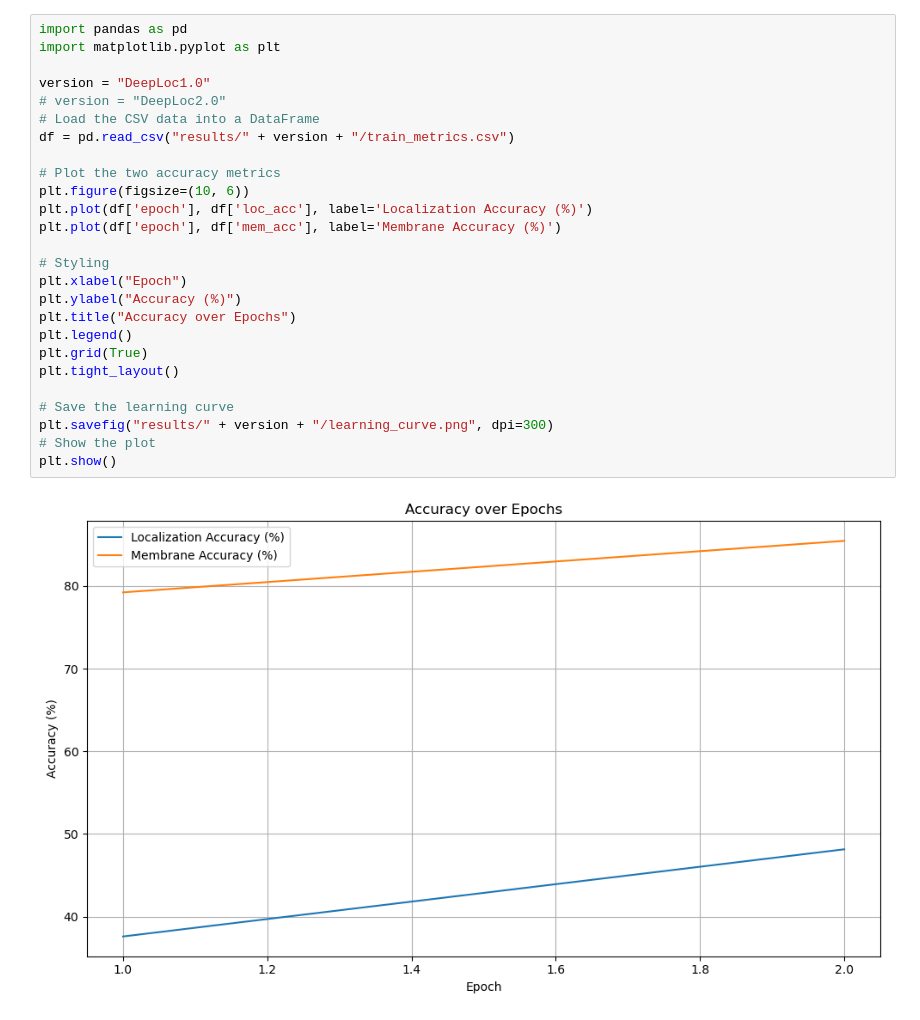
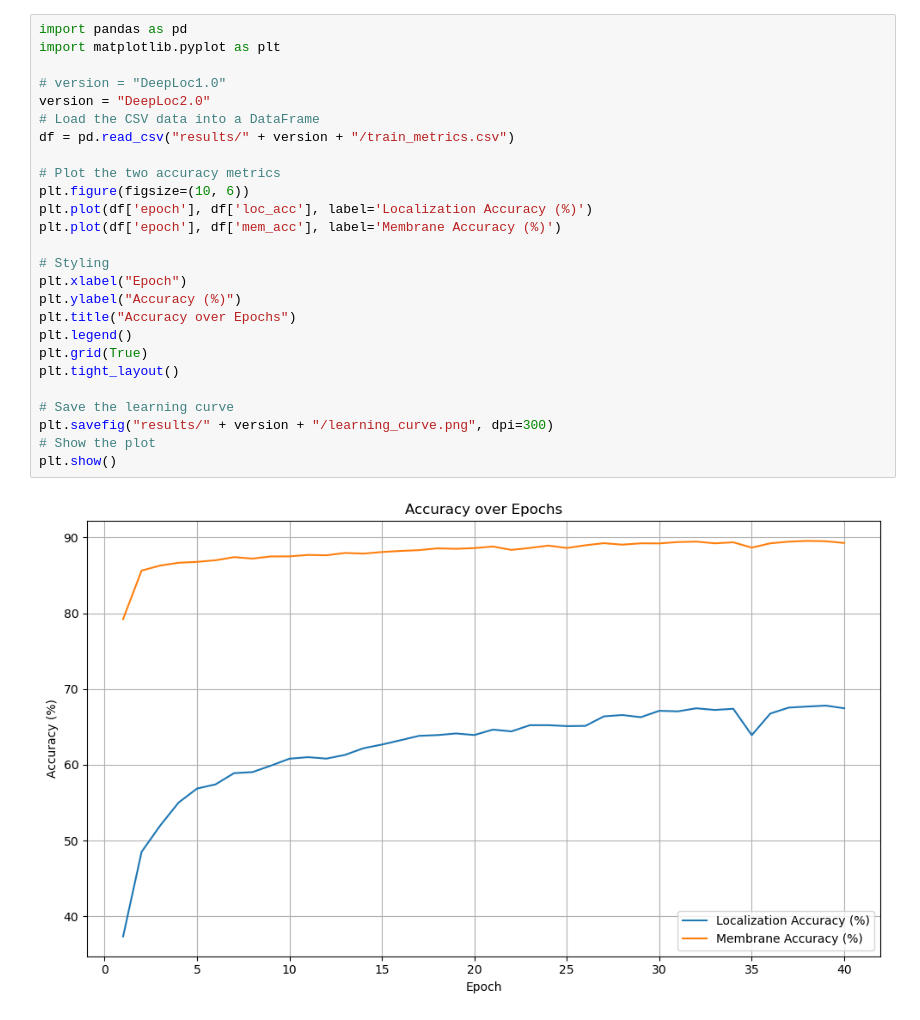
Before and after one commit to YouriLangh/DeepLoc_Reimplementation, a Jupyter notebook: results_visualization.ipynb, the cells around one changed output. Cells and saved outputs as stored; diff of their text form.

```diff
--- a/results_visualization.ipynb
+++ b/results_visualization.ipynb
@@ -1,31 +1,31 @@
 # %%
 import pandas as pd
 import matplotlib.pyplot as plt
 
-version = "DeepLoc1.0"
-# version = "DeepLoc2.0"
+# version = "DeepLoc1.0"
+version = "DeepLoc2.0"
 # Load the CSV data into a DataFrame
 df = pd.read_csv("results/" + version + "/train_metrics.csv")
 
 # Plot the two accuracy metrics
 plt.figure(figsize=(10, 6))
 plt.plot(df['epoch'], df['loc_acc'], label='Localization Accuracy (%)')
 plt.plot(df['epoch'], df['mem_acc'], label='Membrane Accuracy (%)')
 
 # Styling
 plt.xlabel("Epoch")
 plt.ylabel("Accuracy (%)")
 plt.title("Accuracy over Epochs")
 plt.legend()
 plt.grid(True)
 plt.tight_layout()
 
 # Save the learning curve
 plt.savefig("results/" + version + "/learning_curve.png", dpi=300)
 # Show the plot
 plt.show()
 # %% [output]
-[figure, old version]
+[figure, new version]
 # %%
 # Plot localization and membrane loss over epochs
 plt.figure(figsize=(10, 6))
```
Also changed, not shown: parts of 1 cell of this notebook, 1 other file.
